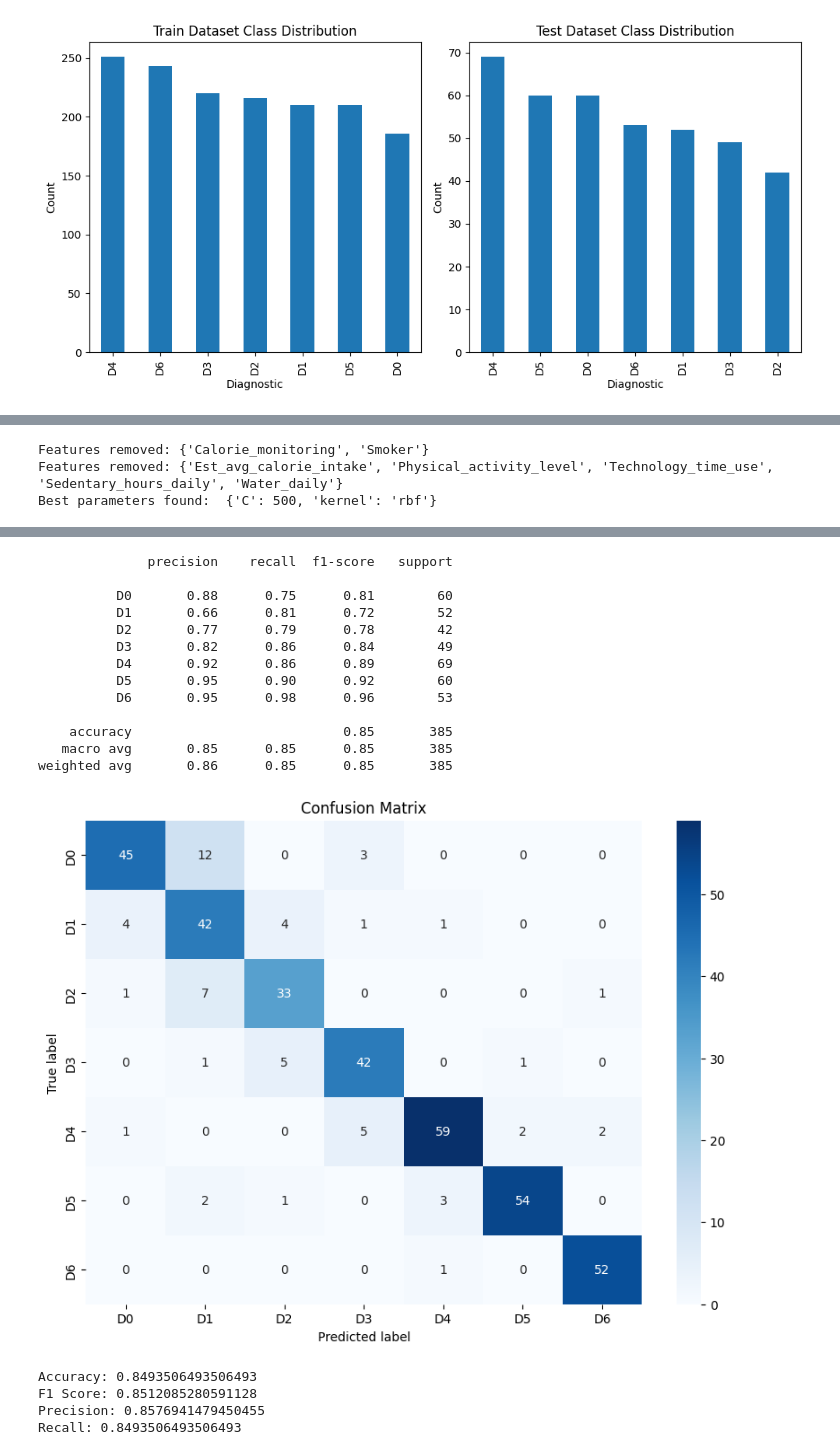
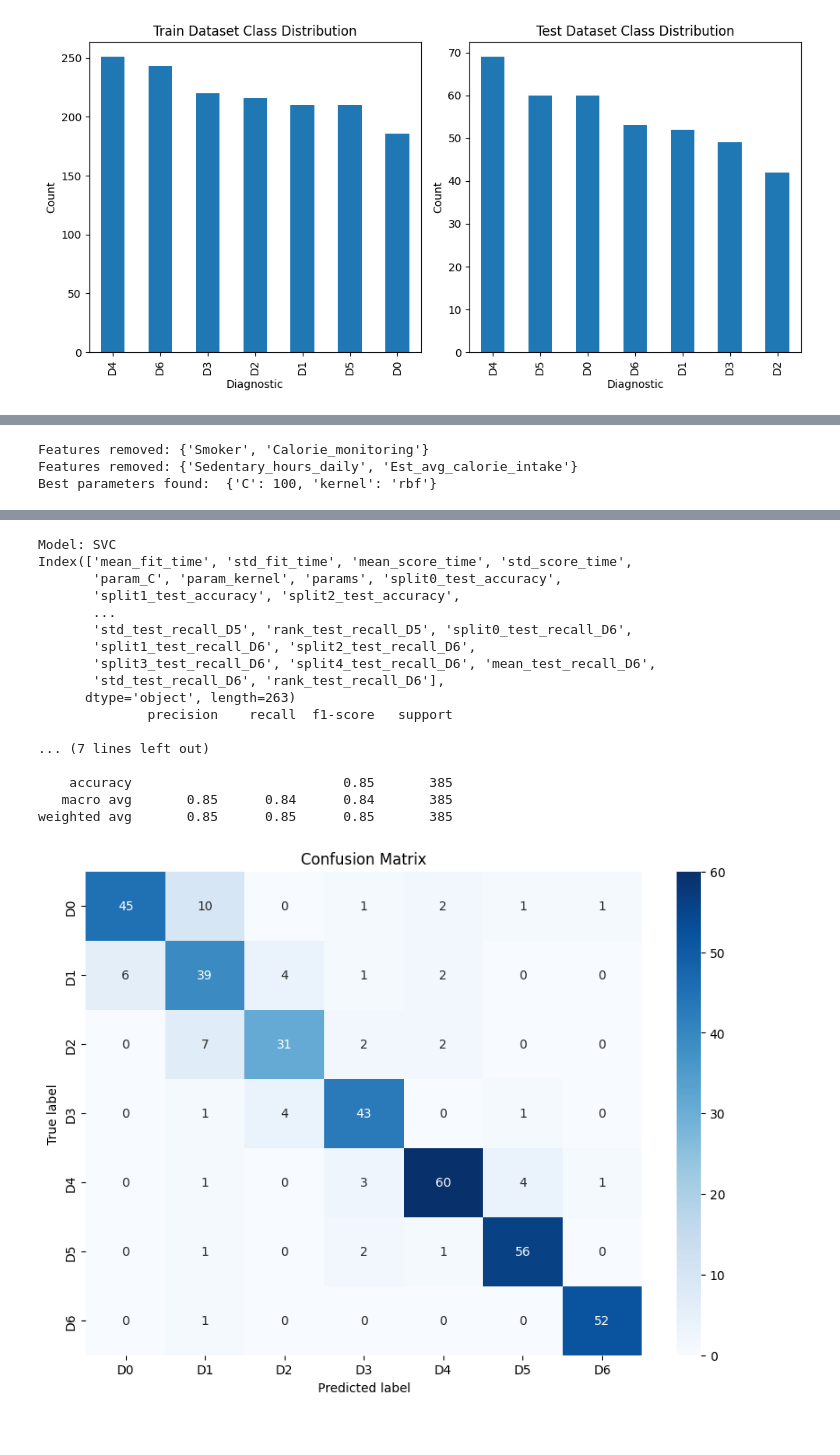
Before and after one commit to skemo12/ml, a Jupyter notebook: tema1/solution.ipynb, the cells around one changed output, grey strips where cells are left out. Cells and saved outputs as stored; diff of their text form; code cells hidden in the pictures.

```diff
--- a/tema1/solution.ipynb
+++ b/tema1/solution.ipynb
@@ -149,6 +241,22 @@ print(unique_counts_df)
 
 # Plot a histogram for each column
 for col in categorical_columns:
+    if col == 'Diagnostic':
+        continue
     statistics_df[col].value_counts().plot(kind='bar', title=col)
+    plt.savefig(f'figs/{col}_histogram.png', dpi=300)
     plt.show()
+
+
+fig, axs = plt.subplots(2, 5, figsize=(15, 8))
+
+for i, col in enumerate(categorical_columns):
+    if col == 'Diagnostic':
+        continue
+    ax = axs[i // 5, i % 5]
+    statistics_df[col].value_counts().plot(kind='bar', title=col, ax=ax)
+
+plt.tight_layout()
+plt.savefig('figs/multiplot_histogram.png', dpi=300)
+plt.show()
 # %% [output]
@@ -648,21 +1430,17 @@ clf = SVC(random_state=RANDOM_STATE)
 
 # Define the parameter grid
 param_grid = {
-    'C': [0.1, 1, 10, 100, 200, 300, 400, 500, 600, 700, 800, 900, 1000],
-    'kernel': ['linear', 'rbf', 'poly', 'sigmoid']
+    'C': [0.1, 10, 100, 200, 300, 400, 500, 600, 700, 800, 900, 1000],
+    'kernel': ['rbf', 'poly', 'sigmoid']
 }
 
 X, y = prepare_dataset()
 grid_serach, best_params = find_best_params(clf, param_grid, X, y, RANDOM_STATE)
 # %% [output]
-Features removed: {'Calorie_monitoring', 'Smoker'}
-Features removed: {'Est_avg_calorie_intake', 'Physical_activity_level', 'Technology_time_use', 'Sedentary_hours_daily', 'Water_daily'}
-Best parameters found:  {'C': 500, 'kernel': 'rbf'}
+Features removed: {'Smoker', 'Calorie_monitoring'}
+Features removed: {'Sedentary_hours_daily', 'Est_avg_calorie_intake'}
+Best parameters found:  {'C': 100, 'kernel': 'rbf'}
 # %%
 best_clf = SVC(**best_params, random_state=RANDOM_STATE)
-accuracy, f1, precision, recall = evaluate_my_model(best_clf, grid_serach, X, y, RANDOM_STATE)
-print(f"Accuracy: {accuracy}")
-print(f"F1 Score: {f1}")
-print(f"Precision: {precision}")
-print(f"Recall: {recall}")
+accuracy, f1, precision, recall, dfs = evaluate_my_model(best_clf, grid_serach, X, y, RANDOM_STATE)
 # %% [output]
@@ -686,18 +1447,18 @@ print(f"Recall: {recall}")
+Model: SVC
+Index(['mean_fit_time', 'std_fit_time', 'mean_score_time', 'std_score_time',
+       'param_C', 'param_kernel', 'params', 'split0_test_accuracy',
+       'split1_test_accuracy', 'split2_test_accuracy',
+       ...
+       'std_test_recall_D5', 'rank_test_recall_D5', 'split0_test_recall_D6',
+       'split1_test_recall_D6', 'split2_test_recall_D6',
+       'split3_test_recall_D6', 'split4_test_recall_D6', 'mean_test_recall_D6',
+       'std_test_recall_D6', 'rank_test_recall_D6'],
+      dtype='object', length=263)
               precision    recall  f1-score   support
 
-          D0       0.88      0.75      0.81        60
-          D1       0.66      0.81      0.72        52
-          D2       0.77      0.79      0.78        42
-          D3       0.82      0.86      0.84        49
-          D4       0.92      0.86      0.89        69
-          D5       0.95      0.90      0.92        60
-          D6       0.95      0.98      0.96        53
+... (7 lines left out)
 
     accuracy                           0.85       385
-   macro avg       0.85      0.85      0.85       385
-weighted avg       0.86      0.85      0.85       385
+   macro avg       0.85      0.84      0.84       385
+weighted avg       0.85      0.85      0.85       385
-[figure, old version]
+[figure, new version]
-Accuracy: 0.8493506493506493
-F1 Score: 0.8512085280591128
-Precision: 0.8576941479450455
-Recall: 0.8493506493506493
```
Also changed, not shown: parts of 19 cells of this notebook, 22 other files.
